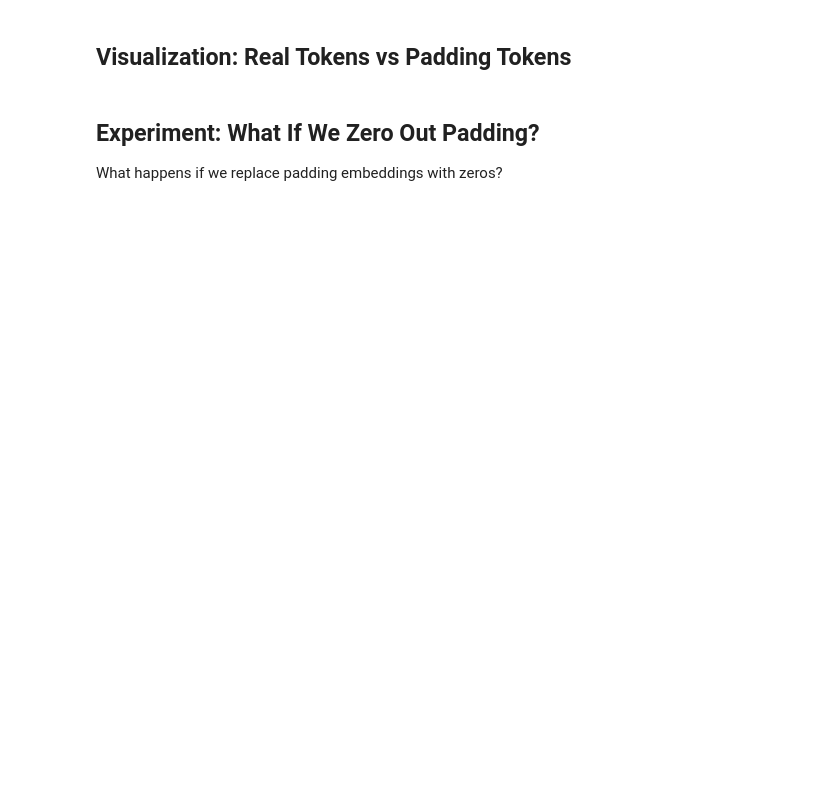
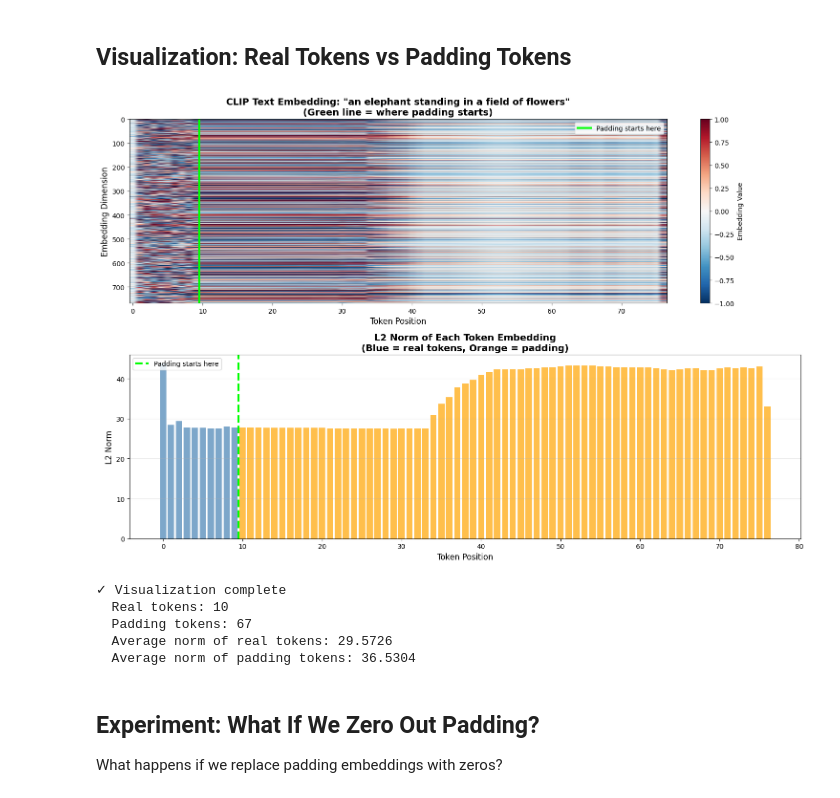
Before and after one commit to laurajul/latent-vandalism-workshop, a Jupyter notebook: notebooks/005_padding_investigation.ipynb, the cells around one changed output. Saved outputs shown, nothing was run; the diff lists cells and outputs as text; code cells hidden in the pictures; blank space fills up the shorter version.

```diff
--- a/notebooks/005_padding_investigation.ipynb
+++ b/notebooks/005_padding_investigation.ipynb
@@ -351,7 +410,7 @@ else:
 ## Visualization: Real Tokens vs Padding Tokens
 # %%
 # Use the "a beaver with blue teeth" prompt
-prompt = "a beaver with blue teeth"
+#prompt = "a beaver with blue teeth"
 
 tokens = tokenizer(
     prompt,
@@ -378,33 +437,40 @@ im = ax1.imshow(embedding.T, aspect='auto', cmap='RdBu_r', vmin=-1, vmax=1)
 ax1.axvline(x=num_real-0.5, color='lime', linewidth=3, label='Padding starts here')
 ax1.set_xlabel('Token Position', fontsize=12)
 ax1.set_ylabel('Embedding Dimension', fontsize=12)
 ax1.set_title(f'CLIP Text Embedding: "{prompt}"\n(Green line = where padding starts)',
               fontsize=14, fontweight='bold')
 ax1.legend(loc='upper right')
 plt.colorbar(im, ax=ax1, label='Embedding Value')
 
 # Plot 2: L2 norms of each token embedding
 ax2 = axes[1]
 norms = [np.linalg.norm(embedding[i]) for i in range(77)]
 colors = ['steelblue' if i < num_real else 'orange' for i in range(77)]
 ax2.bar(range(77), norms, color=colors, alpha=0.7)
 ax2.axvline(x=num_real-0.5, color='lime', linewidth=3, linestyle='--',
             label='Padding starts here')
 ax2.set_xlabel('Token Position', fontsize=12)
 ax2.set_ylabel('L2 Norm', fontsize=12)
 ax2.set_title('L2 Norm of Each Token Embedding\n(Blue = real tokens, Orange = padding)',
               fontsize=14, fontweight='bold')
 ax2.legend()
 ax2.grid(axis='y', alpha=0.3)
 
 plt.tight_layout()
 plt.show()
 
 print(f"\n✓ Visualization complete")
 print(f"  Real tokens: {num_real}")
 print(f"  Padding tokens: {77 - num_real}")
 print(f"  Average norm of real tokens: {np.mean(norms[:num_real]):.4f}")
 print(f"  Average norm of padding tokens: {np.mean(norms[num_real:]):.4f}")
+# %% [output]
+[figure, added]
+✓ Visualization complete
+  Real tokens: 10
+  Padding tokens: 67
+  Average norm of real tokens: 29.5726
+  Average norm of padding tokens: 36.5304
 # %% [markdown]
 ## Experiment: What If We Zero Out Padding?
 
```
Also changed, not shown: parts of 10 cells of this notebook, 25 other files.
